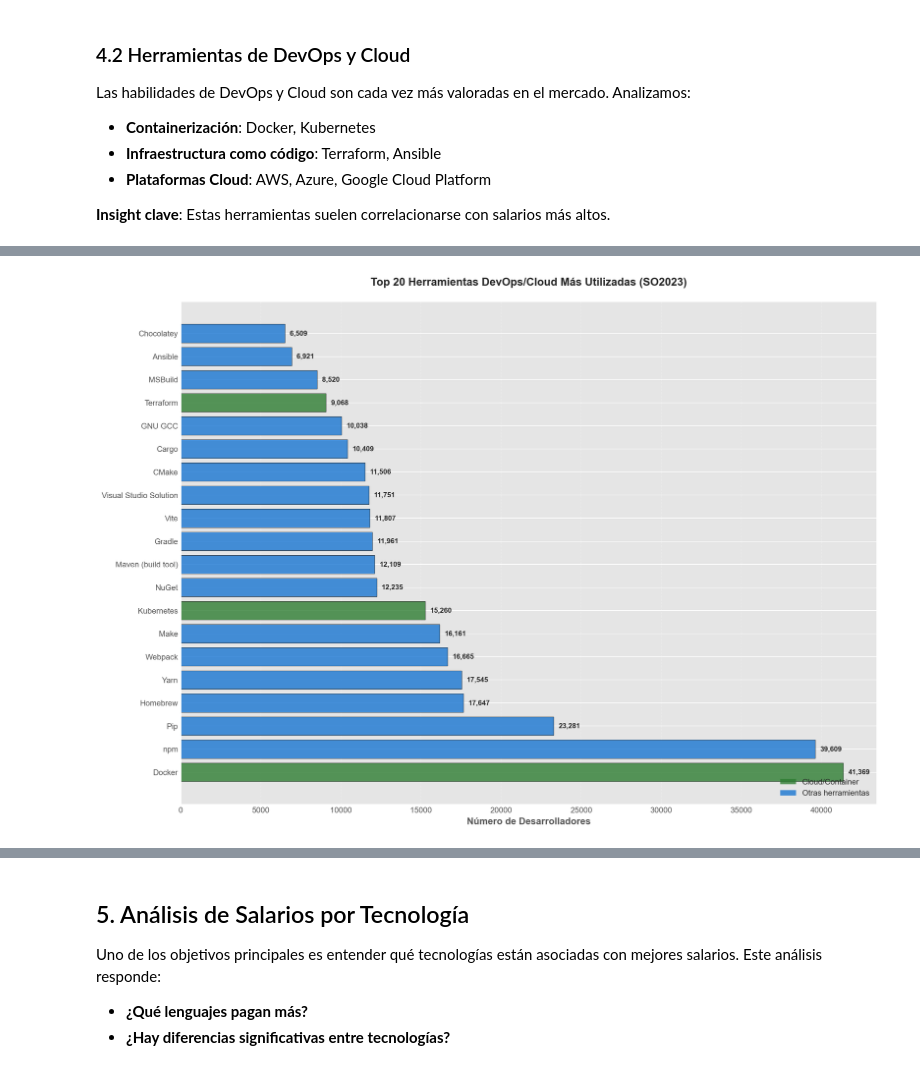
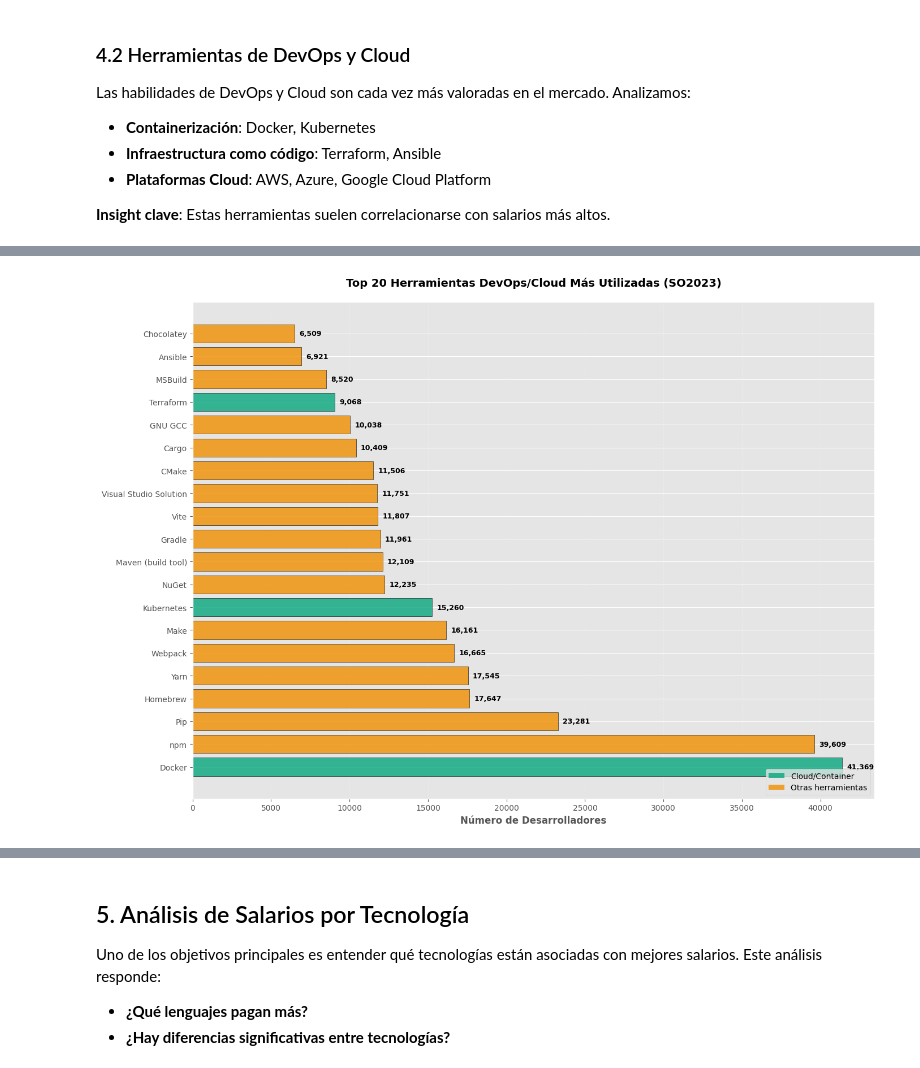
Before and after one commit to HecAguilaV/ML_Analisis_Ecosistema_Dev, a Jupyter notebook: notebooks/03_ecosystem_analysis.ipynb, the cells around one changed output, grey strips where cells are left out. Saved outputs shown, nothing was run; the diff lists cells and outputs as text; code cells hidden in the pictures.

```diff
--- a/notebooks/03_ecosystem_analysis.ipynb
+++ b/notebooks/03_ecosystem_analysis.ipynb
@@ -358,6 +617,13 @@ Las habilidades de DevOps y Cloud son cada vez más valoradas en el mercado. Ana
 
 **Insight clave**: Estas herramientas suelen correlacionarse con salarios más altos.
 # %%
+# Verificar y definir colores si no están definidos
+if 'COLOR_PRIMARY' not in globals():
+    COLOR_PRIMARY = '#06A77D'  # Verde principal
+    COLOR_SECONDARY = '#F18F01'  # Naranja secundario
+    COLOR_SUCCESS = '#06A77D'  # Verde para éxito/comparaciones positivas
+    COLOR_ACCENT = '#F18F01'  # Naranja para acentos/comparaciones
+
 if not df_2023.empty and 'ToolsTechHaveWorkedWith' in df_2023.columns:
     # Procesar herramientas
     tools_series = df_2023['ToolsTechHaveWorkedWith'].dropna().str.split(';').explode()
@@ -365,50 +631,45 @@ if not df_2023.empty and 'ToolsTechHaveWorkedWith' in df_2023.columns:
 
     # Top 20 herramientas como DataFrame
     top_20_tools = tools_counts.head(20)
-    top_20_tools_df = pd.DataFrame({
-        'Herramienta': top_20_tools.index,
-        'Desarrolladores': top_20_tools.values,
-        'Porcentaje (%)': (top_20_tools.values / len(df_2023) * 100).round(2)
-    })
-    top_20_tools_df.index = range(1, len(top_20_tools_df) + 1)
-    top_20_tools_df
+top_20_tools_df = pd.DataFrame({
+'Herramienta': top_20_tools.index,
+'Desarrolladores': top_20_tools.values,
+'Porcentaje (%)': (top_20_tools.values / len(df_2023) * 100).round(2)
+})
+top_20_tools_df.index = range(1, len(top_20_tools_df) + 1)
+top_20_tools_df
 
-    # Visualización
-    fig, ax = plt.subplots(figsize=(14, 10))
+# Visualización
+fig, ax = plt.subplots(figsize=(14, 10))
 
-    # Colores: verde para herramientas cloud/container, azul para el resto
-    cloud_tools = ['Docker', 'Kubernetes', 'AWS', 'Azure', 'Google Cloud', 'Terraform']
-    colors = [COLOR_PRIMARY if tool in cloud_tools else COLOR_SECONDARY for tool in top_20_tools.index]
+# Colores: verde para herramientas cloud/container, azul para el resto
+cloud_tools = ['Docker', 'Kubernetes', 'AWS', 'Azure', 'Google Cloud', 'Terraform']
+colors = [COLOR_PRIMARY if tool in cloud_tools else COLOR_SECONDARY for tool in top_20_tools.index]
 
-    bars = ax.barh(range(len(top_20_tools)), top_20_tools.values,
-                   color=colors, alpha=0.8, edgecolor='black')
+bars = ax.barh(range(len(top_20_tools)), top_20_tools.values,
+color=colors, alpha=0.8, edgecolor='black')
 
-    ax.set_yticks(range(len(top_20_tools)))
-    ax.set_yticklabels(top_20_tools.index, fontsize=10)
-    ax.set_xlabel('Número de Desarrolladores', fontsize=12, fontweight='bold')
-    ax.set_title('Top 20 Herramientas DevOps/Cloud Más Utilizadas (SO2023)',
-                 fontsize=14, fontweight='bold', pad=20)
-    ax.grid(axis='x', alpha=0.3, linestyle='--')
+ax.set_yticks(range(len(top_20_tools)))
+ax.set_yticklabels(top_20_tools.index, fontsize=10)
+ax.set_xlabel('Número de Desarrolladores', fontsize=12, fontweight='bold')
+ax.set_title('Top 20 Herramientas DevOps/Cloud Más Utilizadas (SO2023)',
+fontsize=14, fontweight='bold', pad=20)
+ax.grid(axis='x', alpha=0.3, linestyle='--')
 
-    # Añadir valores
-    for i, (_bar, count) in enumerate(zip(bars, top_20_tools.values, strict=True)):
-        ax.text(count + 300, i, f'{count:,}',
-                va='center', fontsize=9, fontweight='bold')
-    # Leyenda
-    from matplotlib.patches import Patch
-    legend_elements = [
-        Patch(facecolor=COLOR_PRIMARY, alpha=0.8, label='Cloud/Container'),
-        Patch(facecolor=COLOR_SECONDARY, alpha=0.8, label='Otras herramientas')
-    ]
-    ax.legend(handles=legend_elements, fontsize=10, loc='lower right')
+# Añadir valores
+for i, (bar, count) in enumerate(zip(bars, top_20_tools.values), 0):
+    ax.text(count + 300, i, f'{count:,}',
+            va='center', fontsize=9, fontweight='bold')
+# Leyenda
+from matplotlib.patches import Patch
+legend_elements = [
+Patch(facecolor=COLOR_PRIMARY, alpha=0.8, label='Cloud/Container'),
+Patch(facecolor=COLOR_SECONDARY, alpha=0.8, label='Otras herramientas')
+]
+ax.legend(handles=legend_elements, fontsize=10, loc='lower right')
 
-    plt.tight_layout()
-    plt.savefig(project_root / 'data' / '08_reporting' / 'top_devops_tools_global.png',
-                dpi=300, bbox_inches='tight')
-    plt.show()
-
-    print("\nGráfico guardado: top_devops_tools_global.png")
-    print("=" * 80)
-else:
-    print("⚠️  Columna 'ToolsTechHaveWorkedWith' no disponible")
+plt.tight_layout()
+plt.savefig(project_root / 'data' / '08_reporting' / 'top_devops_tools_global.png',
+dpi=300, bbox_inches='tight')
+plt.show()
 # %% [output]
@@ -416 +676 @@ else:
-[figure, old version]
+[figure, new version]
```
Also changed, not shown: parts of 20 cells of this notebook, 1 other file.
